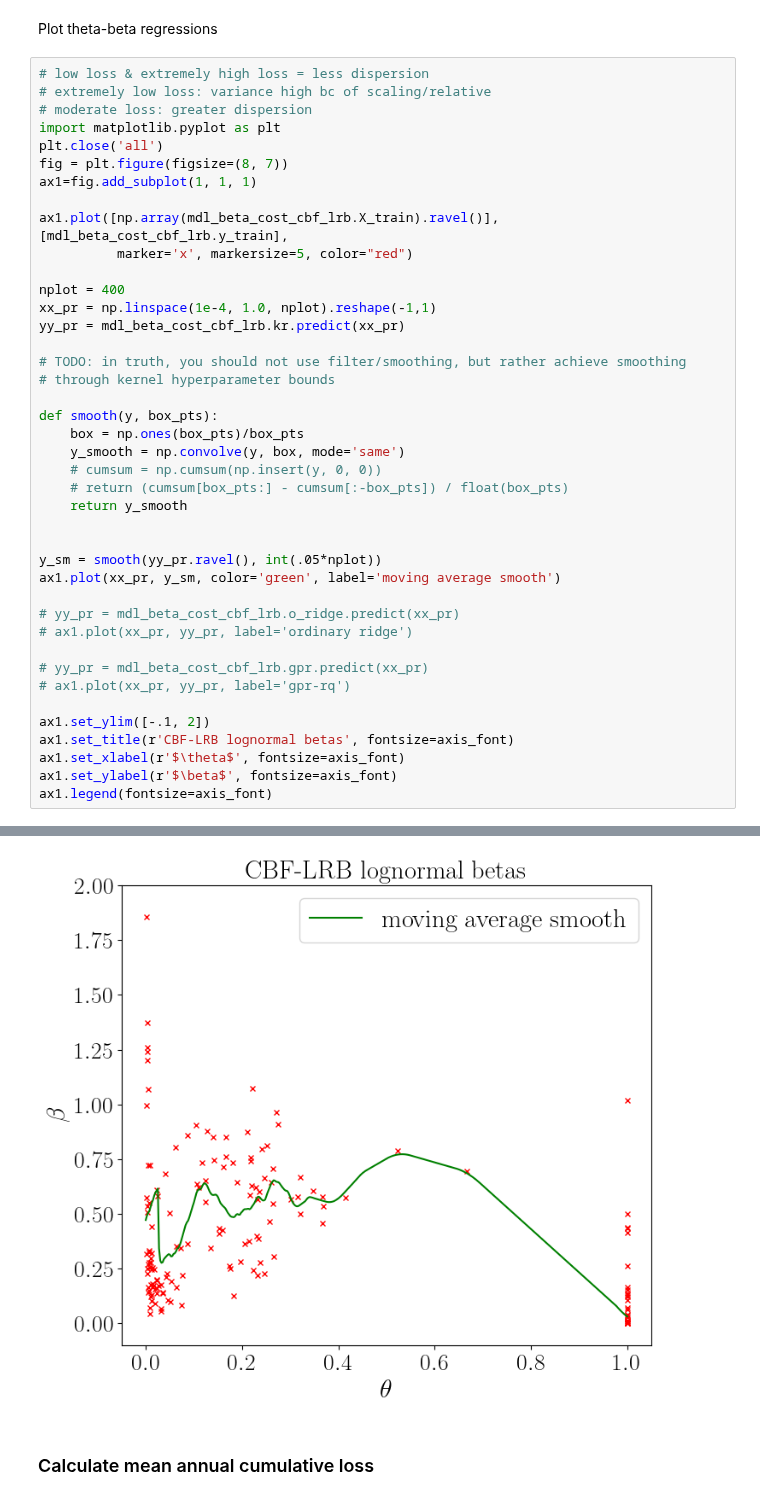
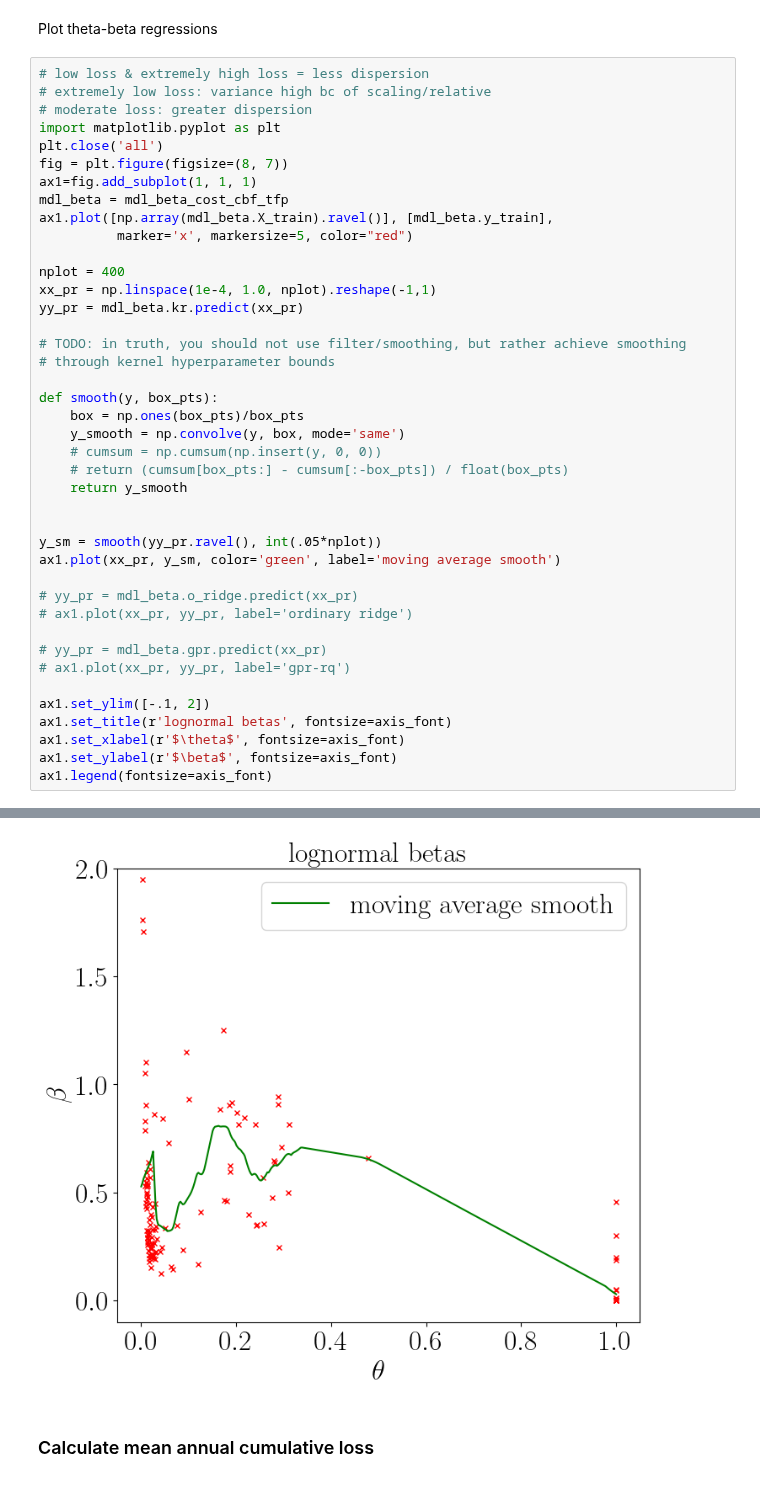
Before and after one commit to hgp297/isol-sys-database, a Jupyter notebook: src/analyses/time_anly.ipynb, the cells around one changed output, grey strips where cells are left out. Saved outputs shown, nothing was run; the diff lists cells and outputs as text.

```diff
--- a/src/analyses/time_anly.ipynb
+++ b/src/analyses/time_anly.ipynb
@@ -672,42 +672,42 @@ import matplotlib.pyplot as plt
 plt.close('all')
 fig = plt.figure(figsize=(8, 7))
 ax1=fig.add_subplot(1, 1, 1)
-
-ax1.plot([np.array(mdl_beta_cost_cbf_lrb.X_train).ravel()], [mdl_beta_cost_cbf_lrb.y_train],
+mdl_beta = mdl_beta_cost_cbf_tfp
+ax1.plot([np.array(mdl_beta.X_train).ravel()], [mdl_beta.y_train],
           marker='x', markersize=5, color="red")
 
 nplot = 400
 xx_pr = np.linspace(1e-4, 1.0, nplot).reshape(-1,1)
-yy_pr = mdl_beta_cost_cbf_lrb.kr.predict(xx_pr)
+yy_pr = mdl_beta.kr.predict(xx_pr)
 
 # TODO: in truth, you should not use filter/smoothing, but rather achieve smoothing
 # through kernel hyperparameter bounds
 
 def smooth(y, box_pts):
     box = np.ones(box_pts)/box_pts
     y_smooth = np.convolve(y, box, mode='same')
     # cumsum = np.cumsum(np.insert(y, 0, 0))
     # return (cumsum[box_pts:] - cumsum[:-box_pts]) / float(box_pts)
     return y_smooth
 
 
 y_sm = smooth(yy_pr.ravel(), int(.05*nplot))
 ax1.plot(xx_pr, y_sm, color='green', label='moving average smooth')
 
-# yy_pr = mdl_beta_cost_cbf_lrb.o_ridge.predict(xx_pr)
+# yy_pr = mdl_beta.o_ridge.predict(xx_pr)
 # ax1.plot(xx_pr, yy_pr, label='ordinary ridge')
 
-# yy_pr = mdl_beta_cost_cbf_lrb.gpr.predict(xx_pr)
+# yy_pr = mdl_beta.gpr.predict(xx_pr)
 # ax1.plot(xx_pr, yy_pr, label='gpr-rq')
 
 ax1.set_ylim([-.1, 2])
-ax1.set_title(r'CBF-LRB lognormal betas', fontsize=axis_font)
+ax1.set_title(r'lognormal betas', fontsize=axis_font)
 ax1.set_xlabel(r'$\theta$', fontsize=axis_font)
 ax1.set_ylabel(r'$\beta$', fontsize=axis_font)
 ax1.legend(fontsize=axis_font)
 # %% [output]
 <matplotlib.legend.Legend at 0x...>
-[figure, old version]
+[figure, new version]
 # %% [markdown]
 ### Calculate mean annual cumulative loss
 # %%
```
Also changed, not shown: parts of 8 cells of this notebook.
